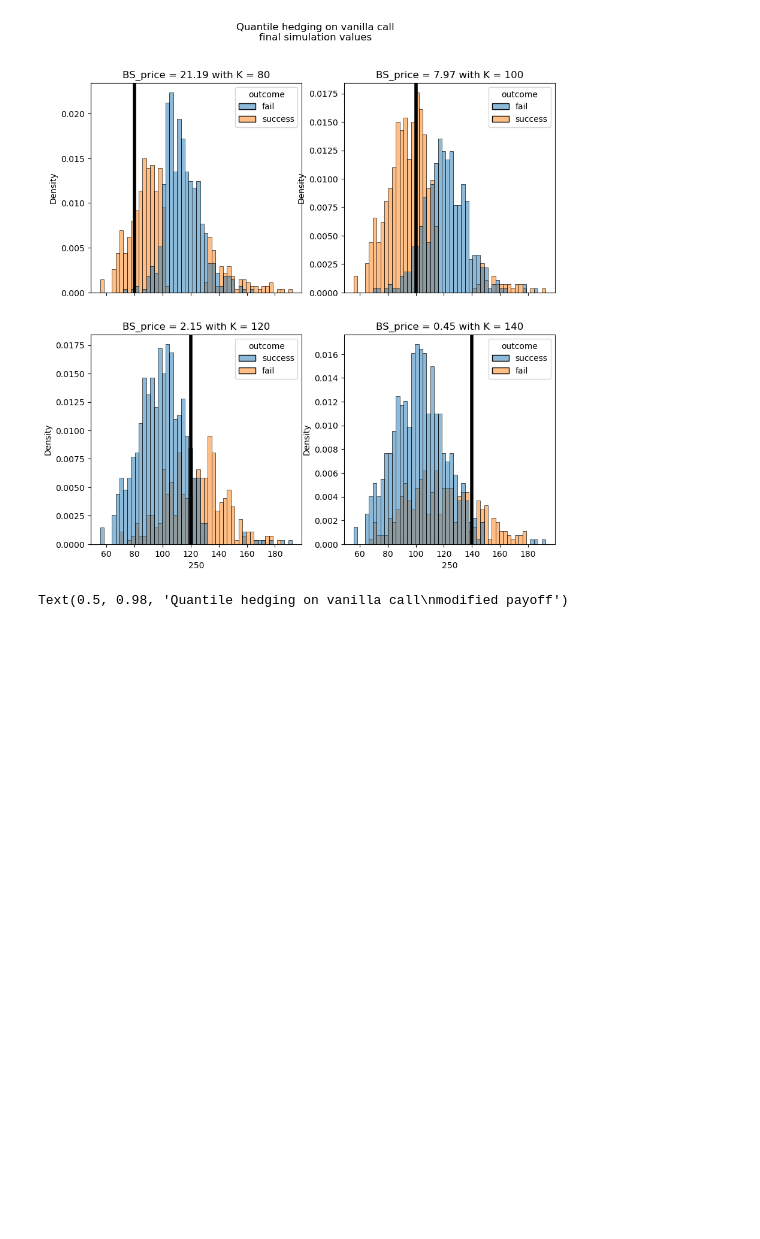
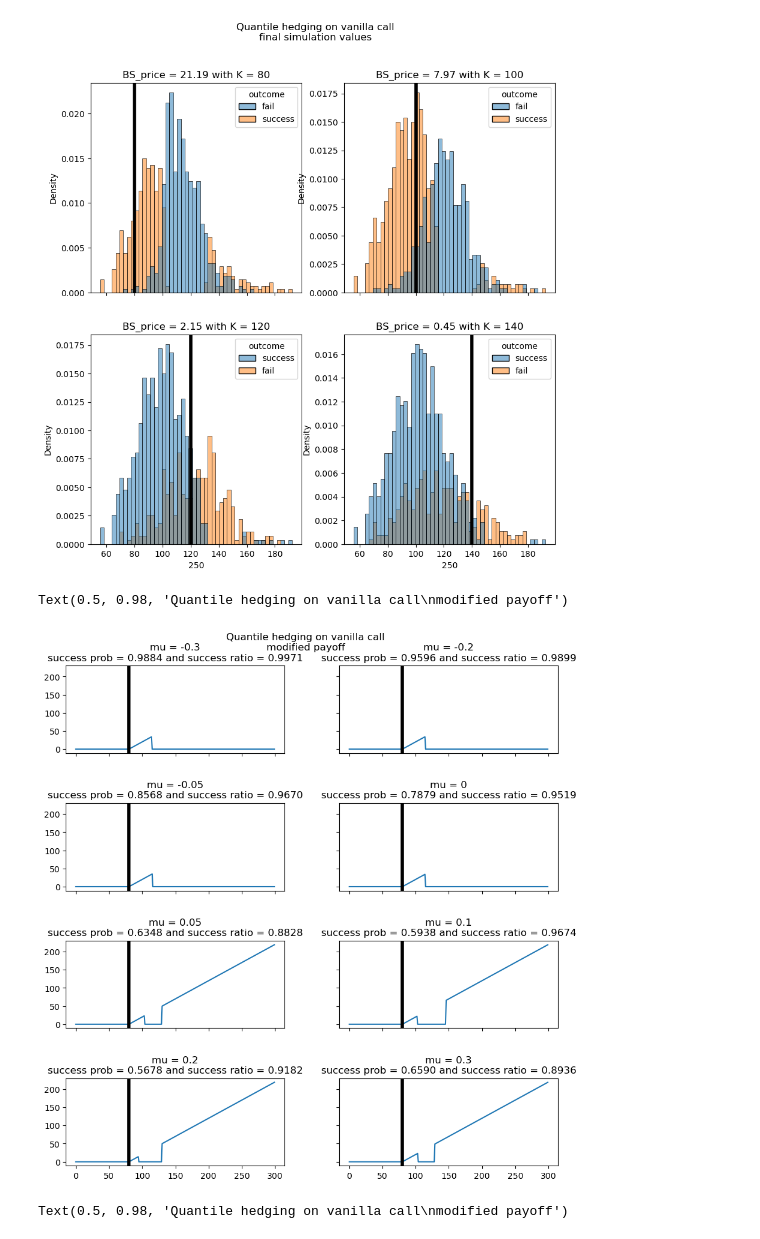
Before and after one commit to michalsn13/Quantile-Hedging, a Jupyter notebook: main_analytical.ipynb, the cells around one changed output. Saved outputs shown, nothing was run; the diff lists cells and outputs as text; code cells hidden in the pictures; blank space fills up the shorter version.

```diff
--- a/main_analytical.ipynb
+++ b/main_analytical.ipynb
@@ -369,6 +396,24 @@ plt.suptitle('Quantile hedging on vanilla call\nfinal simulation values')
 # %% [output]
 Text(0.5, 0.98, 'Quantile hedging on vanilla call\nfinal simulation values')
 [figure]
+# %%
+mus = [-0.3, -0.2, -0.05, 0, 0.05, 0.1, 0.2, 0.3]
+X = pd.DataFrame(np.arange(0,300))
+fig, axs = plt.subplots(4, 2, figsize=(10,10), sharex = True, sharey = True)
+fig.tight_layout(pad=5.0)
+for num, mu in tqdm(enumerate(mus)):
+    underlying.mu = mu
+    vanilla_call = Vanilla(underlying, K, T, True)
+    BS_price = vanilla_call.get_price(X0, 0)
+    V0 = 0.5 * BS_price
+    payoff_func, objective_func, _ = payoff_from_v0(vanilla_call, V0, X0)
+    axs[num//2, num%2].plot(X, payoff_func(X))
+    axs[num//2, num%2].set_title(f'mu = {mu}\nsuccess prob = {objective_func[0]:.4f} and success ratio = {objective_func[1]:.4f}')
+    axs[num//2, num%2].axvline(K, color = 'black', lw = 4)
+plt.suptitle('Quantile hedging on vanilla call\nmodified payoff')
+# %% [output]
+Text(0.5, 0.98, 'Quantile hedging on vanilla call\nmodified payoff')
+[figure, added]
 # %%
 Ks = [60, 80, 100, 120, 140, 160, 180, 200]
 X = pd.DataFrame(np.arange(0,300))
```
Also changed, not shown: parts of 6 cells of this notebook, 4 other files.
